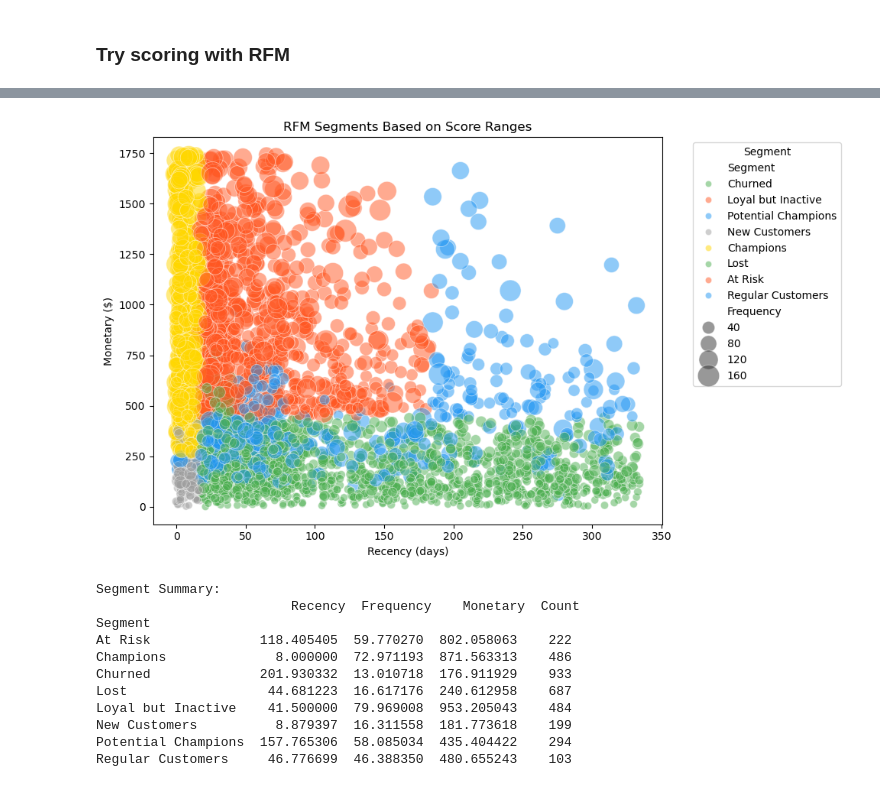
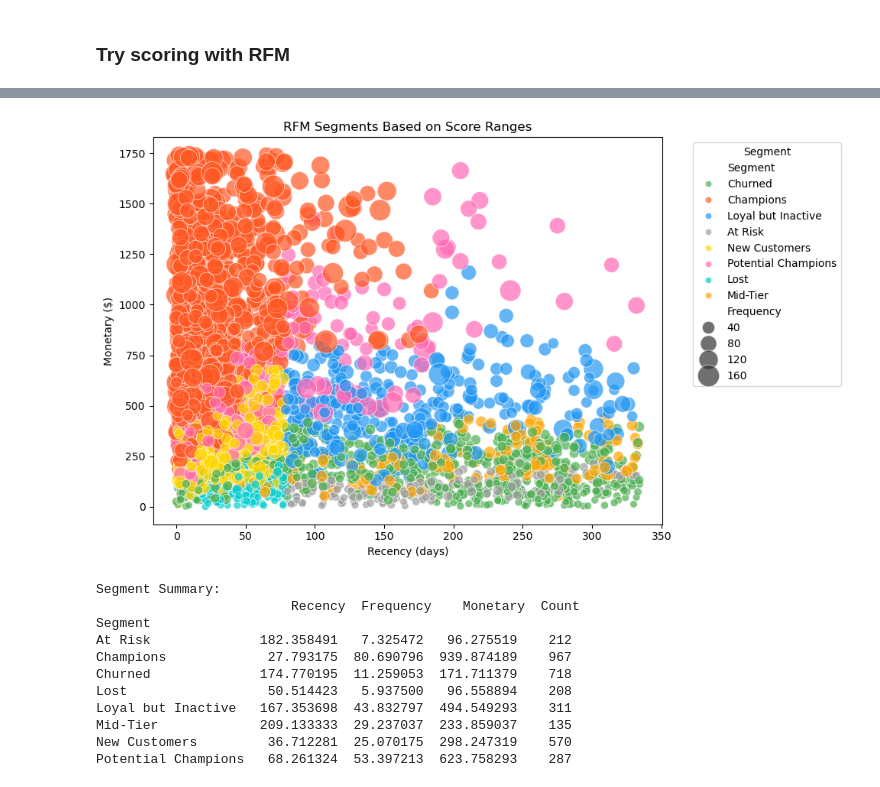
Before and after one commit to muhamedrar/Online-Retail, a Jupyter notebook: clustering_notebook.ipynb, the cells around one changed output, grey strips where cells are left out. Drawn from its saved outputs; the diff is of its cells as text; code cells hidden in the pictures.

```diff
--- a/clustering_notebook.ipynb
+++ b/clustering_notebook.ipynb
@@ -120,30 +120,28 @@ this is not a good clustering its simplyifying the customers into two groups onl
 RFM['R_score'] = pd.qcut(RFM['Recency'], 5, labels=[5, 4, 3, 2, 1])
 RFM['F_score'] = pd.qcut(RFM['Frequency'], 5, labels=[1, 2, 3, 4, 5])
 RFM['M_score'] = pd.qcut(RFM['Monetary'], 5, labels=[1, 2, 3, 4, 5])
-RFM['RFM_Segment'] = RFM['R_score'].astype(str) + RFM['F_score'].astype(str) + RFM['M_score'].astype(str)
+RFM['RFM_Segment'] = RFM['R_score'].astype(int) + RFM['F_score'].astype(int) + RFM['M_score'].astype(int)
 # %%
-# Updated segment mapping
-def assign_segment(rfm_score):
-    if rfm_score in ['533', '534', '535', '543', '544', '545', '553', '554', '555']:
+def assign_segment(row):
+    rfm_sum = row['RFM_Segment']
+    r_score = row['R_score']
+
+    if rfm_sum >= 12:
         return 'Champions'
-    elif rfm_score in ['511', '512', '513', '521', '522', '523', '531', '532', '533',
-                       '541', '542', '543']:
+    elif rfm_sum >= 11 and rfm_sum < 13:
+        return 'Potential Champions'
+    elif rfm_sum >= 8 and r_score >= 3:
         return 'New Customers'
-    elif rfm_score in ['311', '312', '313', '321', '322', '323', '331', '332', '333',
-                       '411', '412', '413', '421', '422', '423', '431', '432', '433',
-                       '434', '435']:
+    elif 8 <= rfm_sum <= 11 and r_score <= 3:
+        return 'Loyal but Inactive'
+    elif rfm_sum >= 6 and rfm_sum < 8 and row['F_score'] >= 3:
+        return 'Mid-Tier'
+    elif rfm_sum >= 5 and rfm_sum < 7 and 3 <= r_score <= 4:
         return 'Lost'
-    elif rfm_score in ['111', '112', '113', '121', '122', '123', '131', '132', '133',
-                       '211', '212', '213', '221', '222', '223', '231', '232', '233']:
+    elif rfm_sum >= 4 and rfm_sum < 5 and r_score < 3:
+        return 'At Risk'
+    else:
         return 'Churned'
-    elif rfm_score in ['344', '345', '354', '355', '444', '445', '454', '455']:
-        return 'Loyal but Inactive'
-    elif rfm_score in ['234', '235', '244', '245', '254', '255']:
-        return 'At Risk'
-    elif rfm_score in ['334', '335', '434', '435', '443', '453', '454', '455']:
-        return 'Regular Customers'
-    else:
-        return 'Potential Champions'  # Catch remaining scores as near-Champions
 
 # Apply segment assignment
-RFM['Segment'] = RFM['RFM_Segment'].apply(assign_segment)
+RFM['Segment'] = RFM.apply(assign_segment, axis=1)  # Use apply with axis=1 to pass rows
@@ -156,33 +148,33 @@ RFM['Segment'].value_counts().plot(kind='bar', figsize=(10, 6), color=['#4CAF50'
 # %%
 plt.figure(figsize=(10, 6))
 sns.scatterplot(data=RFM, x='Recency', y='Monetary', hue='Segment',
-                size='Frequency', sizes=(50, 500), palette=['#4CAF50', '#FF5722', '#2196F3', '#9E9E9E', '#FFD700'],alpha=0.5)
+                size='Frequency', sizes=(50, 500), palette=['#4CAF50', '#FF5722', '#2196F3', '#9E9E9E', '#FFD700', '#FF69B4', '#00CED1', '#FFA500'],alpha=0.7)
 plt.title('RFM Segments Based on Score Ranges')
 plt.xlabel('Recency (days)')
 plt.ylabel('Monetary ($)')
 plt.legend(title='Segment', bbox_to_anchor=(1.05, 1), loc='upper left')
 plt.tight_layout()
 plt.show()
 
 # Step 5: Analyze segments
 segment_summary = RFM.reset_index().groupby('Segment').agg({
     'Recency': 'mean',
     'Frequency': 'mean',
     'Monetary': 'mean',
     'CustomerID': 'count'
 }).rename(columns={'CustomerID': 'Count'})
 print("Segment Summary:\n", segment_summary)
 # %% [output]
-[figure, old version]
+[figure, new version]
 Segment Summary:
                          Recency  Frequency    Monetary  Count
 Segment
-At Risk              118.405405  59.770270  802.058063    222
-Champions              8.000000  72.971193  871.563313    486
-Churned              201.930332  13.010718  176.911929    933
-Lost                  44.681223  16.617176  240.612958    687
-Loyal but Inactive    41.500000  79.969008  953.205043    484
-New Customers          8.879397  16.311558  181.773618    199
-Potential Champions  157.765306  58.085034  435.404422    294
-Regular Customers     46.776699  46.388350  480.655243    103
+At Risk              182.358491   7.325472   96.275519    212
+Champions             27.793175  80.690796  939.874189    967
+Churned              174.770195  11.259053  171.711379    718
+Lost                  50.514423   5.937500   96.558894    208
+Loyal but Inactive   167.353698  43.832797  494.549293    311
+Mid-Tier             209.133333  29.237037  233.859037    135
+New Customers         36.712281  25.070175  298.247319    570
+Potential Champions   68.261324  53.397213  623.758293    287
 # %%
```
Also changed, not shown: parts of 4 cells of this notebook.
